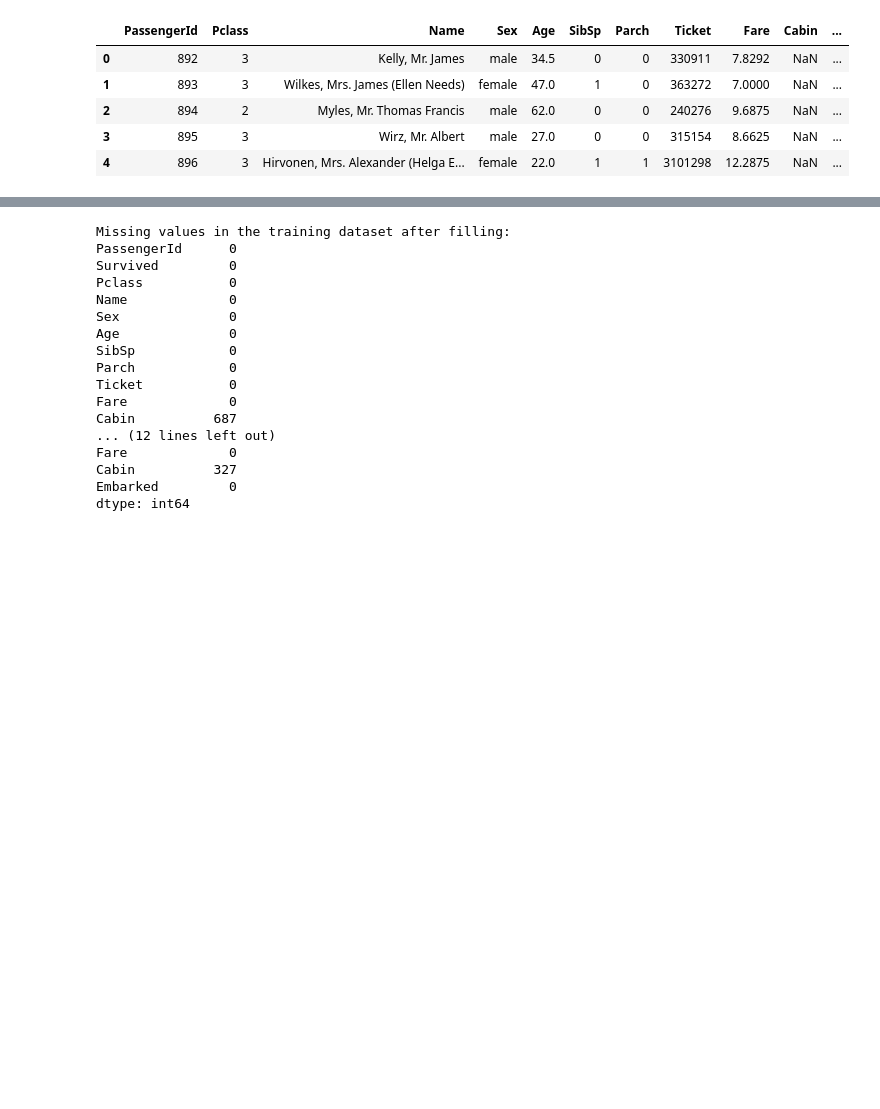
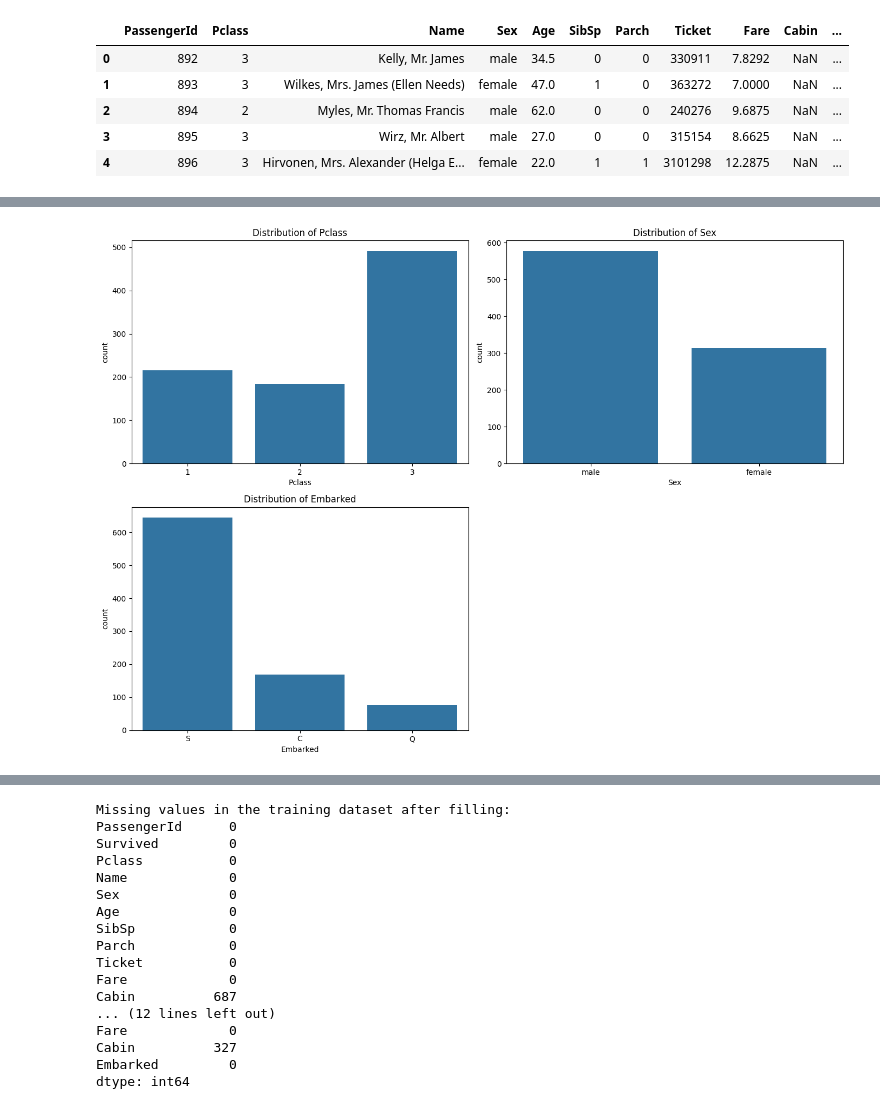
Before and after one commit to irsalsabil/titanic, a Jupyter notebook: train_titanic_model.ipynb, the cells around one changed output, grey strips where cells are left out. Saved outputs shown, nothing was run; the diff lists cells and outputs as text; code cells hidden in the pictures; blank space fills up the shorter version.

```diff
--- a/train_titanic_model.ipynb
+++ b/train_titanic_model.ipynb
@@ -61,0 +122,12 @@ dtype: int64
+# %%
+# Visualize distribution of categorical features
+plt.figure(figsize=(14, 10))
+categorical_features = ['Pclass', 'Sex', 'Embarked']
+for i, feature in enumerate(categorical_features, 1):
+    plt.subplot(2, 2, i)
+    sns.countplot(x=feature, data=train_df)
+    plt.title(f'Distribution of {feature}')
+plt.tight_layout()
+plt.show()
+# %% [output]
+[figure, added]
```
Also changed, not shown: parts of 6 cells of this notebook.
